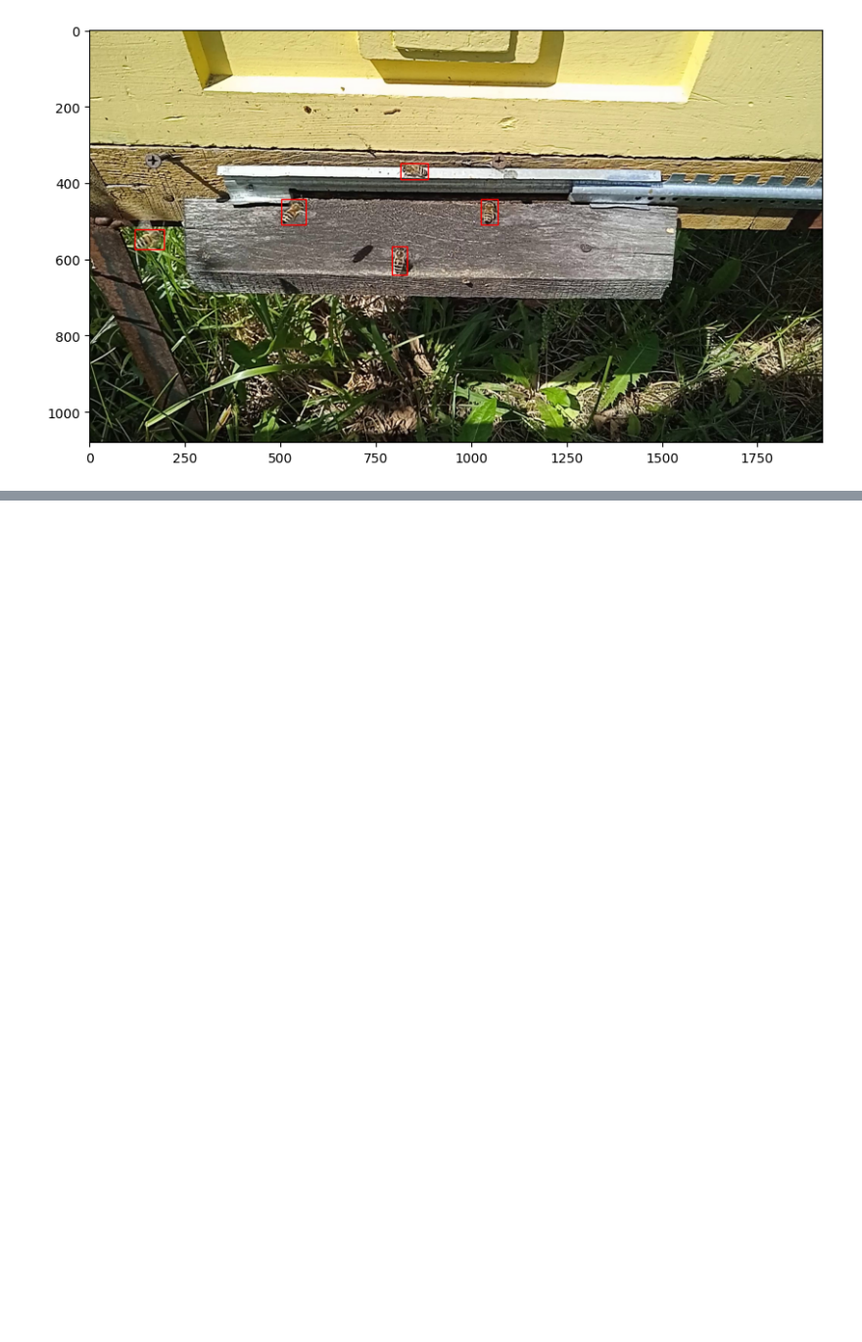
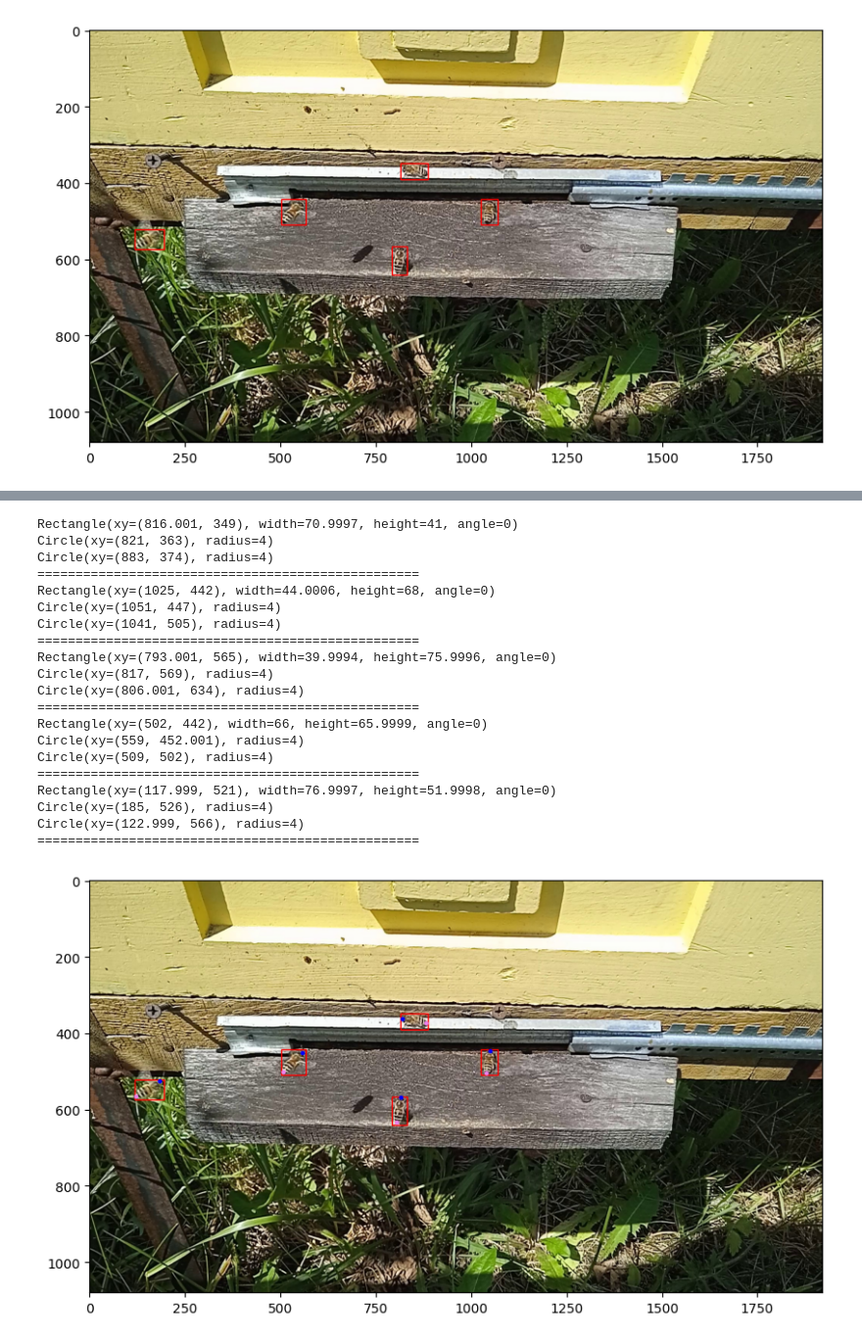
Before and after one commit to dzungpnguyen/bee-direction, a Jupyter notebook: notebooks/exploration.ipynb, the cells around one changed output, grey strips where cells are left out. Shown at 98% size. Cells and saved outputs as stored; diff of their text form; code cells hidden in the pictures; blank space fills up the shorter version.

```diff
--- a/notebooks/exploration.ipynb
+++ b/notebooks/exploration.ipynb
@@ -144,0 +185,26 @@ Polygon4((39.9237, 7.30153) ...)
+# %%
+image_path = f'{PROJECT_ROOT}/data/full/pose/images/20230609a48.jpg'
+label_path = f'{PROJECT_ROOT}/data/full/pose/labels/20230609a48.txt'
+show_pose(image_path, label_path)
+# %% [output]
+Rectangle(xy=(816.001, 349), width=70.9997, height=41, angle=0)
+Circle(xy=(821, 363), radius=4)
+Circle(xy=(883, 374), radius=4)
+==================================================
+Rectangle(xy=(1025, 442), width=44.0006, height=68, angle=0)
+Circle(xy=(1051, 447), radius=4)
+Circle(xy=(1041, 505), radius=4)
+==================================================
+Rectangle(xy=(793.001, 565), width=39.9994, height=75.9996, angle=0)
+Circle(xy=(817, 569), radius=4)
+Circle(xy=(806.001, 634), radius=4)
+==================================================
+Rectangle(xy=(502, 442), width=66, height=65.9999, angle=0)
+Circle(xy=(559, 452.001), radius=4)
+Circle(xy=(509, 502), radius=4)
+==================================================
+Rectangle(xy=(117.999, 521), width=76.9997, height=51.9998, angle=0)
+Circle(xy=(185, 526), radius=4)
+Circle(xy=(122.999, 566), radius=4)
+==================================================
+[figure, added]
```
Also changed, not shown: parts of 2 cells of this notebook.
